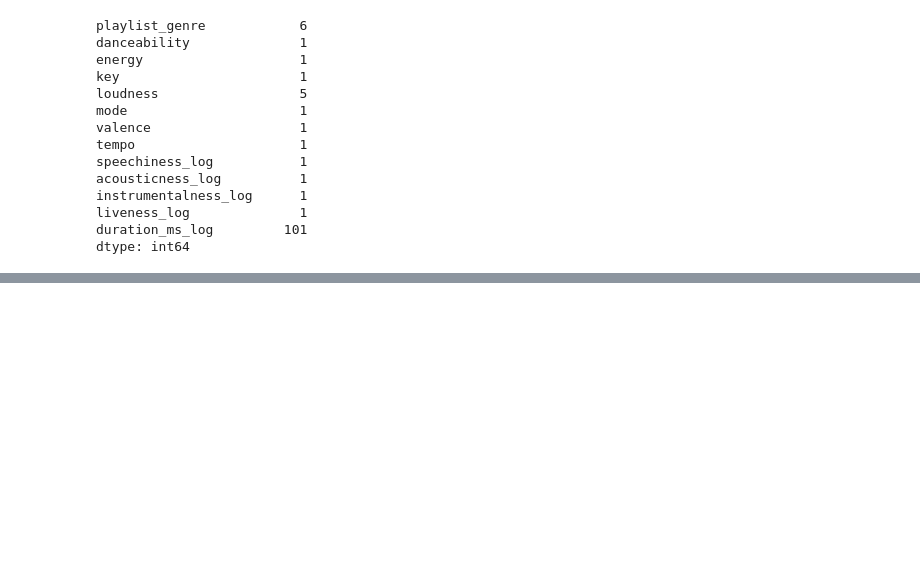
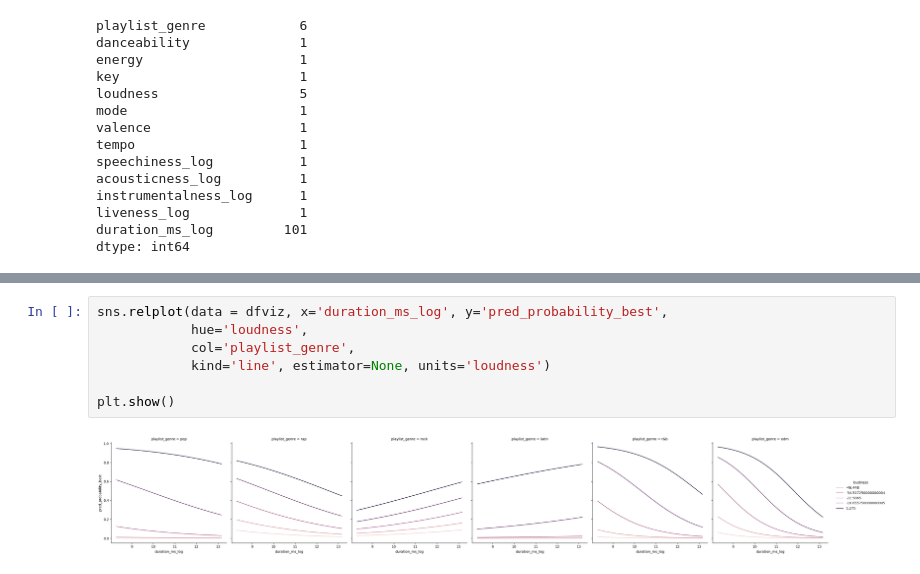
Before and after one commit to vas610/cmpinf-2100_introduction_data_centric_computing, a Jupyter notebook: week14/assignment/eda/Srinivasa_Raghavan_Vasanth_Madhavan_Modeling.ipynb, the cells around one changed output, grey strips where cells are left out. Drawn from its saved outputs; the diff is of its cells as text; blank space fills up the shorter version.

```diff
--- a/week14/assignment/eda/Srinivasa_Raghavan_Vasanth_Madhavan_Modeling.ipynb
+++ b/week14/assignment/eda/Srinivasa_Raghavan_Vasanth_Madhavan_Modeling.ipynb
@@ -614,0 +624,9 @@ model_best = smf.logit(formula=formula_list[3], data=df).fit()
+# %%
+sns.relplot(data = dfviz, x='duration_ms_log', y='pred_probability_best',
+            hue='loudness',
+            col='playlist_genre',
+            kind='line', estimator=None, units='loudness')
+
+plt.show()
+# %% [output]
+[figure, added]
```
Also changed, not shown: parts of 6 cells of this notebook.
